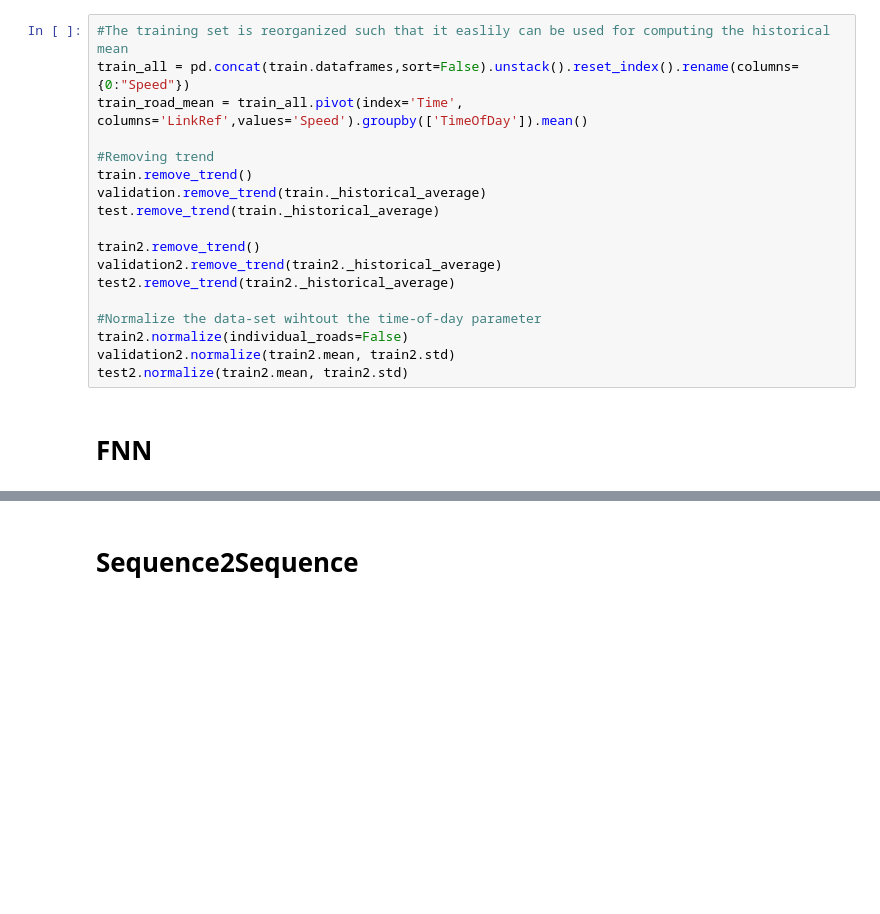
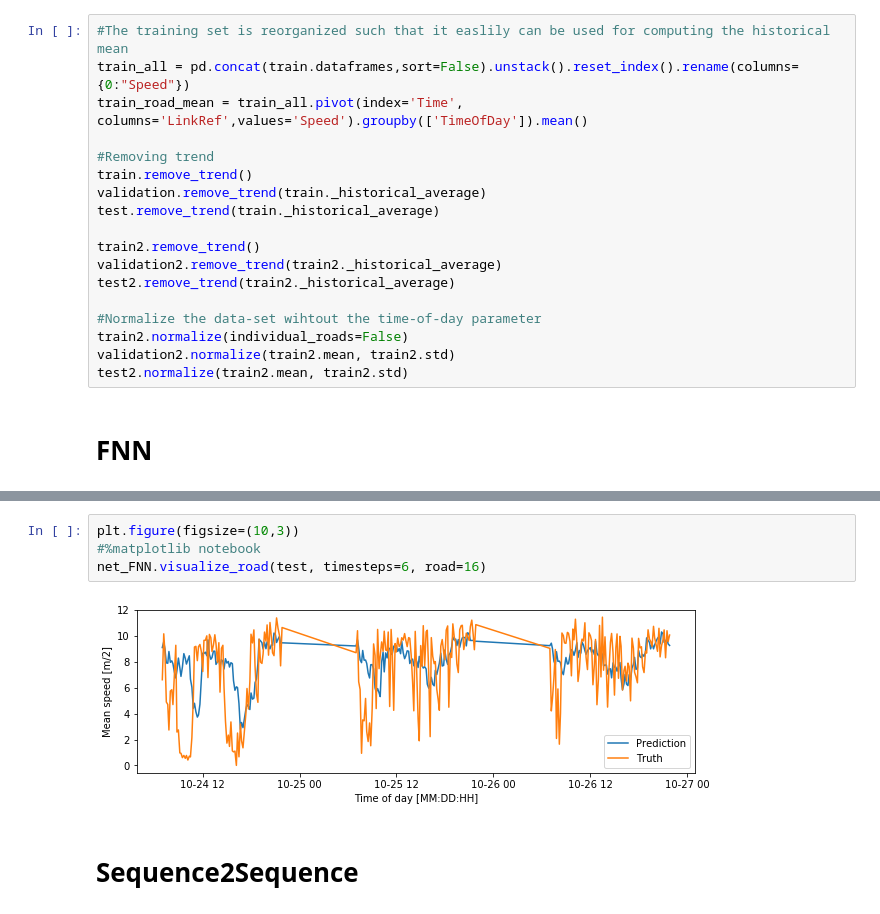
Before and after one commit to intelligenttrafficforecasting/busmodders, a Jupyter notebook: model/EVERYTHING.ipynb, the cells around one changed output, grey strips where cells are left out. Saved outputs shown, nothing was run; the diff lists cells and outputs as text; blank space fills up the shorter version.

Commit message:
Made them ready for visual presentation.

```diff
--- a/model/EVERYTHING.ipynb
+++ b/model/EVERYTHING.ipynb
@@ -145,3 +141,9 @@ Mean test score for all timesteps:
+# %%
+plt.figure(figsize=(10,3))
+#%matplotlib notebook
+net_FNN.visualize_road(test, timesteps=6, road=16)
+# %% [output]
+[figure, added]
 # %% [markdown]
 # Sequence2Sequence
 # %%
```
Also changed, not shown: parts of 6 cells of this notebook.
